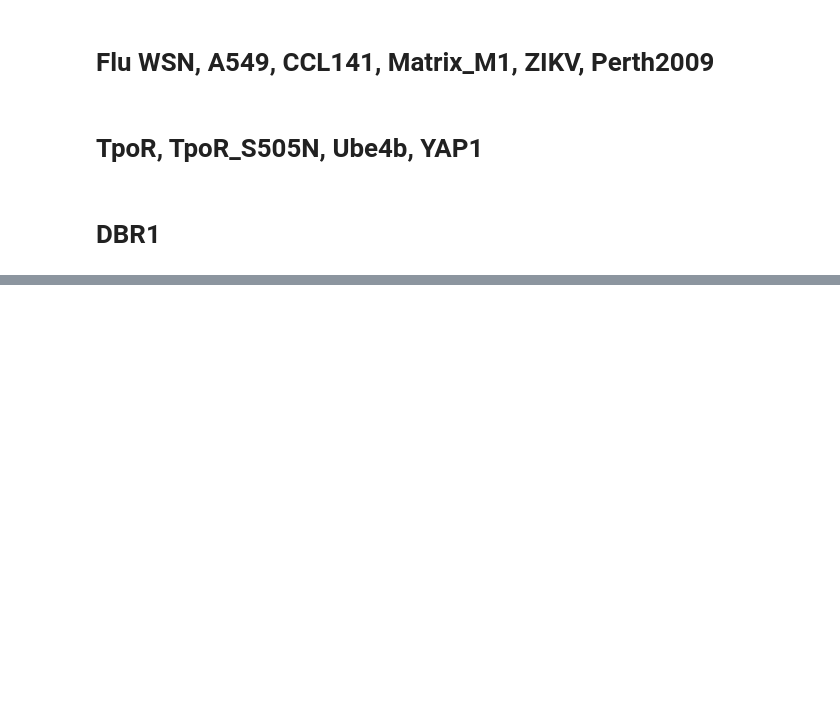
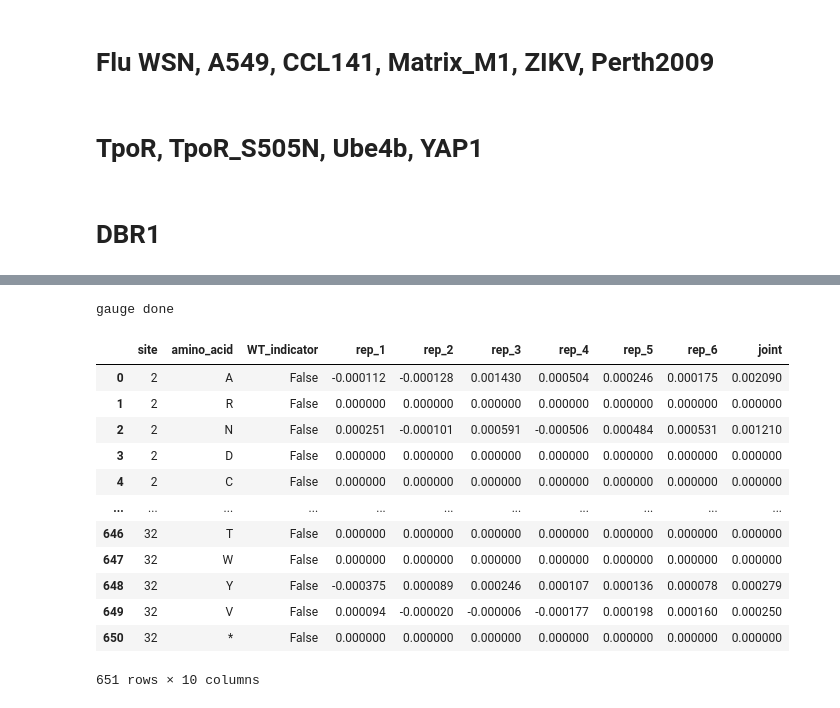
Before and after one commit to bartonlab/paper-DMS-inference, a Jupyter notebook: preference_transform.ipynb, the cells around one changed output, grey strips where cells are left out. Drawn from its saved outputs; the diff is of its cells as text; code cells hidden in the pictures; blank space fills up the shorter version.

```diff
--- a/preference_transform.ipynb
+++ b/preference_transform.ipynb
@@ -1167,0 +1173,22 @@ gauge done
+# %%
+sequence_file = './data/raw_data/TpoR_Reference_sequence.txt'
+selection_file = './output/selection_coefficients/TpoR_S505N.csv.gz'
+output_file = './output/selection_coefficients/TpoR_S505N.csv.gz'
+replicates = 6
+
+wildtype_full_length(sequence_file, selection_file, output_file, replicates)
+# %% [output]
+gauge done
+|  | site | amino_acid | WT_indicator | rep_1 | rep_2 | rep_3 | rep_4 | rep_5 | rep_6 | joint |
+| 0 | 2 | A | False | -0.000112 | -0.000128 | 0.001430 | 0.000504 | 0.000246 | 0.000175 | 0.002090 |
+| 1 | 2 | R | False | 0.000000 | 0.000000 | 0.000000 | 0.000000 | 0.000000 | 0.000000 | 0.000000 |
+| 2 | 2 | N | False | 0.000251 | -0.000101 | 0.000591 | -0.000506 | 0.000484 | 0.000531 | 0.001210 |
+| 3 | 2 | D | False | 0.000000 | 0.000000 | 0.000000 | 0.000000 | 0.000000 | 0.000000 | 0.000000 |
+| 4 | 2 | C | False | 0.000000 | 0.000000 | 0.000000 | 0.000000 | 0.000000 | 0.000000 | 0.000000 |
+| ... | ... | ... | ... | ... | ... | ... | ... | ... | ... | ... |
+| 646 | 32 | T | False | 0.000000 | 0.000000 | 0.000000 | 0.000000 | 0.000000 | 0.000000 | 0.000000 |
+| 647 | 32 | W | False | 0.000000 | 0.000000 | 0.000000 | 0.000000 | 0.000000 | 0.000000 | 0.000000 |
+| 648 | 32 | Y | False | -0.000375 | 0.000089 | 0.000246 | 0.000107 | 0.000136 | 0.000078 | 0.000279 |
+| 649 | 32 | V | False | 0.000094 | -0.000020 | -0.000006 | -0.000177 | 0.000198 | 0.000160 | 0.000250 |
+| 650 | 32 | * | False | 0.000000 | 0.000000 | 0.000000 | 0.000000 | 0.000000 | 0.000000 | 0.000000 |
+651 rows × 10 columns
```
Also changed, not shown: parts of 56 cells of this notebook, 55 other files.
